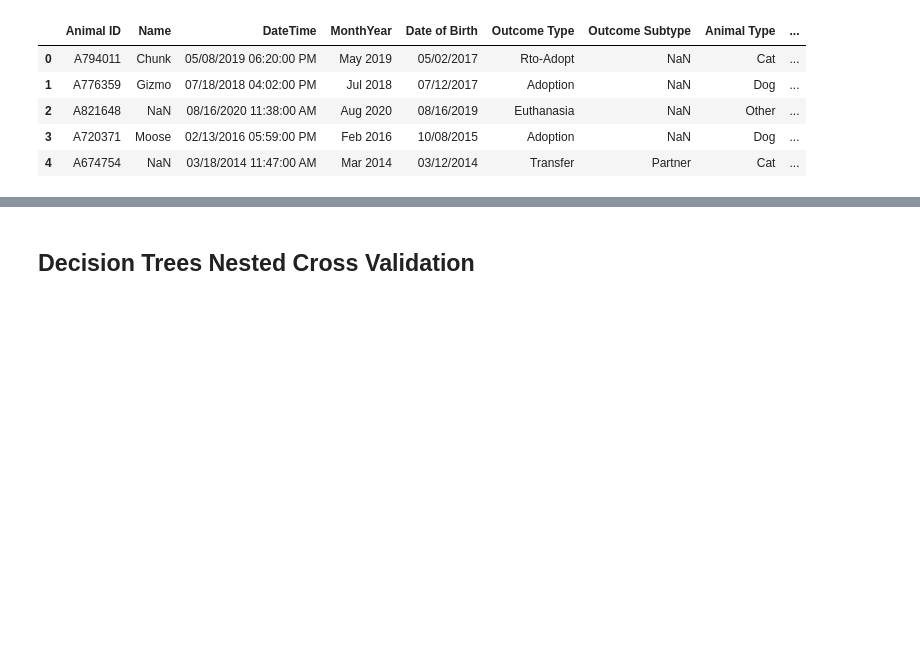
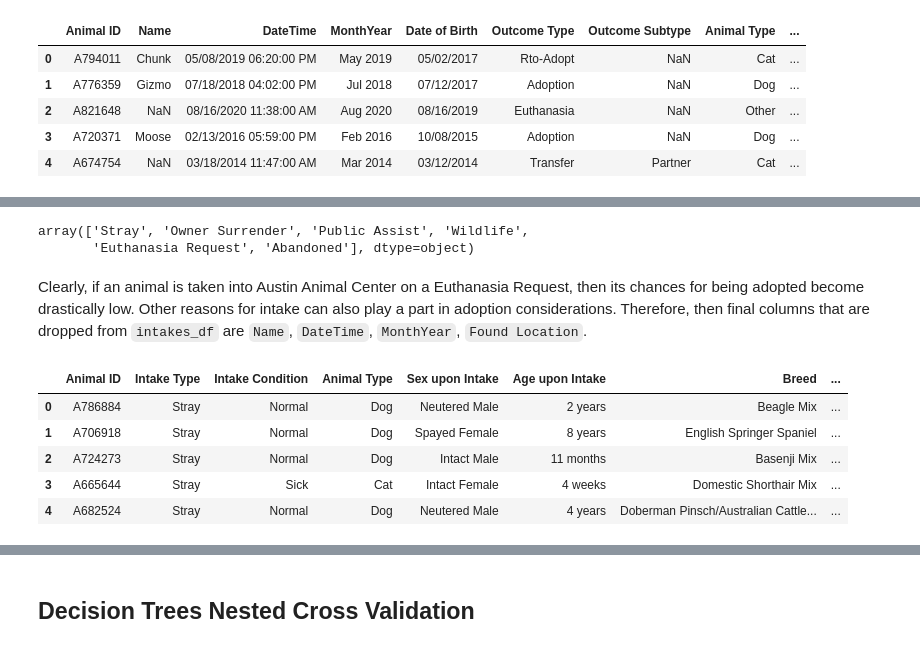
Before and after one commit to Mrityunjay000/data_mining_final_project, a Jupyter notebook: CS_363D_Final_Project.ipynb, the cells around one changed output, grey strips where cells are left out. Saved outputs shown, nothing was run; the diff lists cells and outputs as text; code cells hidden in the pictures; blank space fills up the shorter version.

```diff
--- a/CS_363D_Final_Project.ipynb
+++ b/CS_363D_Final_Project.ipynb
@@ -57,0 +52,17 @@ outcomes_df.head()
+# %%
+intakes_df['Intake Type'].unique()
+# %% [output]
+array(['Stray', 'Owner Surrender', 'Public Assist', 'Wildlife',
+       'Euthanasia Request', 'Abandoned'], dtype=object)
+# %% [markdown]
+Clearly, if an animal is taken into Austin Animal Center on a Euthanasia Request, then its chances for being adopted become drastically low. Other reasons for intake can also play a part in adoption considerations. Therefore, then final columns that are dropped from `intakes_df` are `Name`, `DateTime`, `MonthYear`, `Found Location`.
+# %%
+intakes_df = intakes_df.drop(columns=['Name', 'DateTime', 'MonthYear', 'Found Location'])
+intakes_df.head()
+# %% [output]
+|  | Animal ID | Intake Type | Intake Condition | Animal Type | Sex upon Intake | Age upon Intake | Breed | ... |
+| 0 | A786884 | Stray | Normal | Dog | Neutered Male | 2 years | Beagle Mix | ... |
+| 1 | A706918 | Stray | Normal | Dog | Spayed Female | 8 years | English Springer Spaniel | ... |
+| 2 | A724273 | Stray | Normal | Dog | Intact Male | 11 months | Basenji Mix | ... |
+| 3 | A665644 | Stray | Sick | Cat | Intact Female | 4 weeks | Domestic Shorthair Mix | ... |
+| 4 | A682524 | Stray | Normal | Dog | Neutered Male | 4 years | Doberman Pinsch/Australian Cattle... | ... |
```
Also changed, not shown: parts of 27 cells of this notebook.
